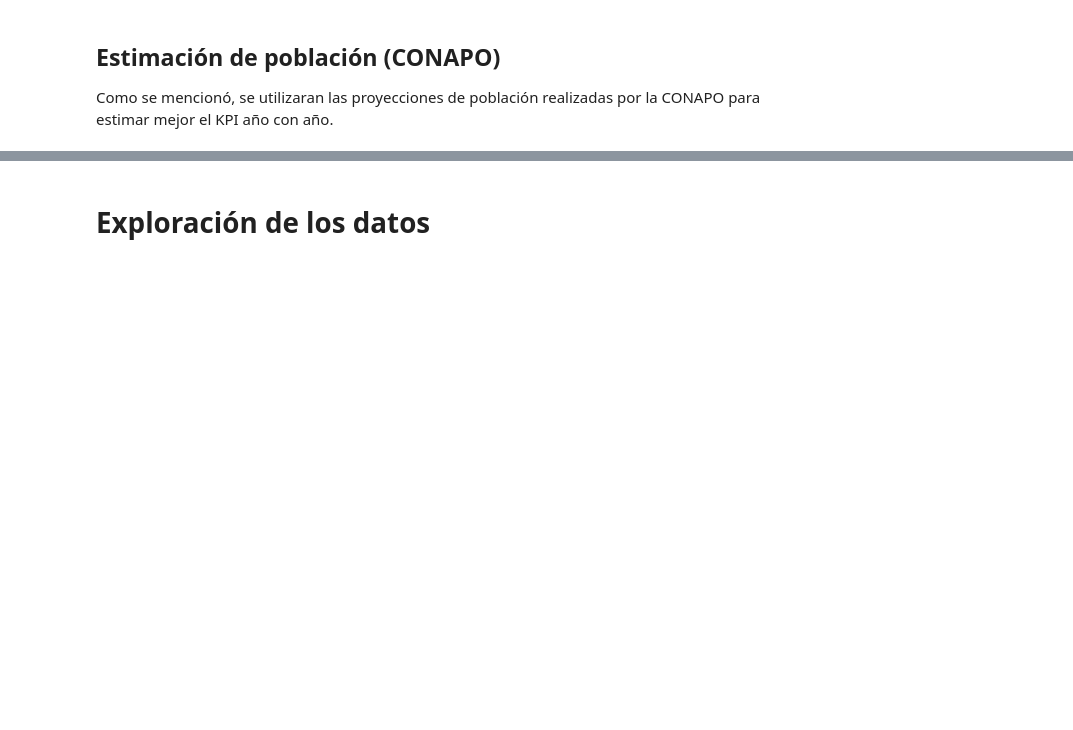
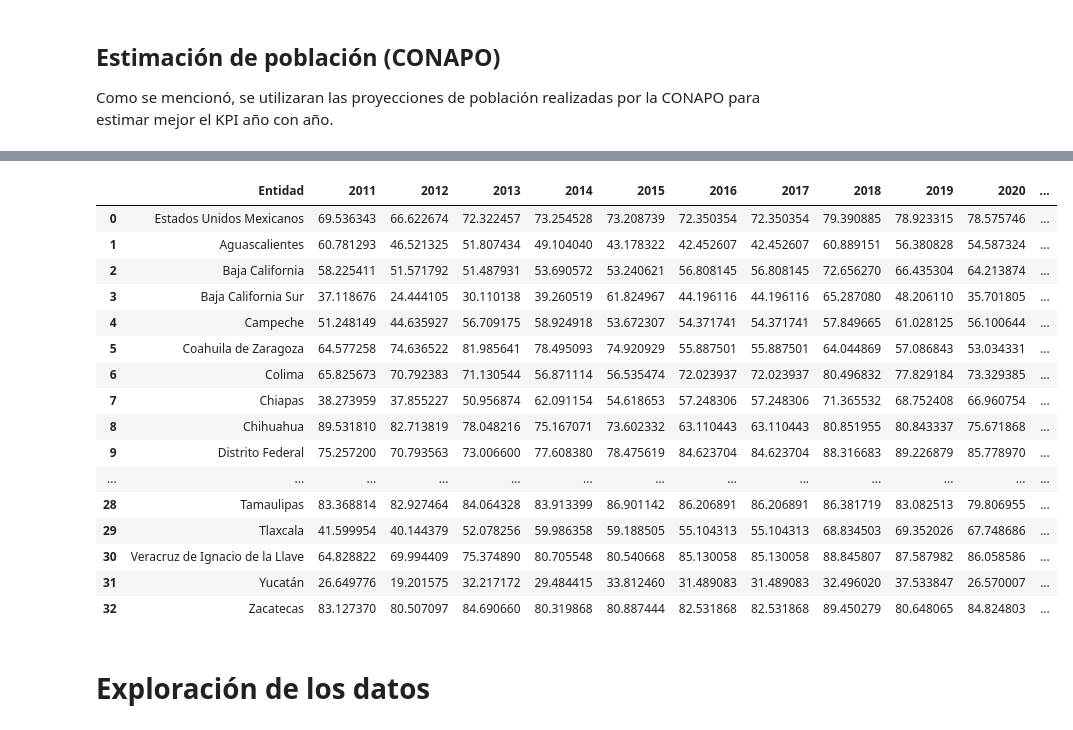
Before and after one commit to la-ciencia-del-delito/semaforo-delictivo, a Jupyter notebook: semaforo_delictivo.ipynb, the cells around one changed output, grey strips where cells are left out. Saved outputs shown, nothing was run; the diff lists cells and outputs as text; code cells hidden in the pictures; blank space fills up the shorter version.

```diff
--- a/semaforo_delictivo.ipynb
+++ b/semaforo_delictivo.ipynb
@@ -230,3 +279,100 @@ Cifras de población desde el 1950 hasta 2070, realizada por CONAPO.
+# %%
+
+urls = {'https://www.inegi.org.mx/contenidos/programas/envipe/2011/tabulados/IV_percepcion_inseguridad_2011_est.xlsx':'2011',
+        'https://www.inegi.org.mx/contenidos/programas/envipe/2012/tabulados/V_percepcion_seguridad_2012_est.xlsx':'2012',
+        'https://www.inegi.org.mx/contenidos/programas/envipe/2013/tabulados/V_percepcion_seguridad_2013_est.xlsx':'2013',
+        'https://www.inegi.org.mx/contenidos/programas/envipe/2014/tabulados/V_percepcion_seguridad_2014_est.xlsx':'2014',
+        'https://www.inegi.org.mx/contenidos/programas/envipe/2015/tabulados/V_percepcion_seguridad_2015_est.xlsx':'2015',
+        'https://www.inegi.org.mx/contenidos/programas/envipe/2016/tabulados/V_percepcion_seguridad_2016_est.xlsx':'2016',
+        'https://www.inegi.org.mx/contenidos/programas/envipe/2017/tabulados/V_percepcion_seguridad_2017_est.xlsx':'2017',
+        'https://www.inegi.org.mx/contenidos/programas/envipe/2018/tabulados/V_percepcion_seguridad_2018_est.xlsx':'2018',
+        'https://www.inegi.org.mx/contenidos/programas/envipe/2019/Tabulados/V_percepcion_seguridad_2019_est.xlsx':'2019',
+        'https://www.inegi.org.mx/contenidos/programas/envipe/2020/Tabulados/V_percepcion_seguridad_2020_est.xlsx':'2020',
+        'https://www.inegi.org.mx/contenidos/programas/envipe/2021/tabulados/V_percepcion_seguridad_2021_est.xlsx':'2021',
+        'https://www.inegi.org.mx/contenidos/programas/envipe/2022/tabulados/V_percepcion_seguridad_2022_est.xlsx':'2022',
+        'https://www.inegi.org.mx/contenidos/programas/envipe/2023/tabulados/V_percepcion_seguridad_2023_est.xlsx':'2023'}
+
+
+#Descargamos datos
+for url, año in urls.items():
+  if not os.path.exists('./data/' + 'percepcion_' + año + '.xlsx'):
+    ur.urlretrieve(url, './data/' + 'percepcion_' + año + '.xlsx')
+
+dfs_percepcion = {}
+#Leemos datos año por año ya que los parametros para lectura cambia
+
+dfs_percepcion[2011] = pd.read_excel('./data/percepcion_2011.xlsx', sheet_name= 1, skiprows = 9, usecols = [0,4], names = ['Entidad', '2011'], nrows=33)
+
+dfs_percepcion[2012] = pd.read_excel('./data/percepcion_2012.xlsx', sheet_name = 4, skiprows = 9, usecols = [0,7], names = ['Entidad', '2012'], nrows=33)
+
+dfs_percepcion[2013] = pd.read_excel('./data/percepcion_2013.xlsx', sheet_name = 4, skiprows = 9, usecols = [0,7], names = ['Entidad', '2013'], nrows=33)
+
+dfs_percepcion[2014] = pd.read_excel('./data/percepcion_2014.xlsx', sheet_name = 4, skiprows = 9, usecols = [0,7], names = ['Entidad', '2014'], nrows=33)
+
+dfs_percepcion[2015] = pd.read_excel('./data/percepcion_2015.xlsx', sheet_name = 10, skiprows = 9, usecols = [0,7], names = ['Entidad', '2015'], nrows=33)
+
+dfs_percepcion[2016] = pd.read_excel('./data/percepcion_2016.xlsx', sheet_name = 10, skiprows = 9, usecols = [0,7], names = ['Entidad', '2016'], nrows=33)
+
+dfs_percepcion[2017] = pd.read_excel('./data/percepcion_2016.xlsx', sheet_name = 10, skiprows = 9, usecols = [0,7], names = ['Entidad', '2017'], nrows=33)
+
+dfs_percepcion[2018] = pd.read_excel('./data/percepcion_2018.xlsx', sheet_name = 10, skiprows = 9, usecols = [0,7], names = ['Entidad', '2018'], nrows=33)
+
+dfs_percepcion[2019] = pd.read_excel('./data/percepcion_2019.xlsx', sheet_name = 10, skiprows = 9, usecols = [0,7], names = ['Entidad', '2019'], nrows=33)
+
+dfs_percepcion[2020] = pd.read_excel('./data/percepcion_2020.xlsx', sheet_name = 10, skiprows = 9, usecols = [0,7], names = ['Entidad', '2020'], nrows=33)
+
+dfs_percepcion[2021] = pd.read_excel('./data/percepcion_2021.xlsx', sheet_name = 10, skiprows = 9, usecols = [0,7], names = ['Entidad', '2021'], nrows=33)
+
+dfs_percepcion[2022] = pd.read_excel('./data/percepcion_2022.xlsx', sheet_name = 10, skiprows = 9, usecols = [0,7], names = ['Entidad', '2022'], nrows=33)
+
+dfs_percepcion[2023] = pd.read_excel('./data/percepcion_2023.xlsx', sheet_name = 13, skiprows = 9, usecols = [0,7], names = ['Entidad', '2023'], nrows=33)
+
+
+# Creamos  archivo .txt para dar detalles de la descarga
+with open(datos_path / "info_percepcion.txt", 'w') as f:
+
+    lista_archivos = ['percepcion_' + str(año) +'.xlsx' for año in range(2011, 2024) ]
+
+    fecha_hoy = datetime.now()
+    fecha_hoy_str = fecha_hoy.strftime("%Y-%m-%d %H:%M:%S")
+
+    f.write("Datos de percepcion de inseguridad de mexico\n")
+    info = """
+Datos de persion de seguridad a varios niveles de México, realizados por el INEGI
+"""
+    f.write(info + '\n')
+    f.write(f"Descargado el {fecha_hoy_str} \n")
+    f.write(f"Desde: https://www.inegi.org.mx/contenidos/programas/envipe\n")
+    f.write("Archivos descargados:\n")
+    for i, a in enumerate(lista_archivos, start=1):
+        f.write(f"\t{i}. {a}")
+
+#creamos Dataframe
+for año in range(2011, 2023):
+  if año == 2011:
+    entidades_percep = pd.merge(dfs_percepcion[año], dfs_percepcion[año + 1][str(año+1)], left_index=True, right_index=True)
+  else:
+    entidades_percep = pd.merge(entidades_percep, dfs_percepcion[año + 1][str(año+1)], left_index=True, right_index=True)
+
+entidades_percep
+# %% [output]
+|  | Entidad | 2011 | 2012 | 2013 | 2014 | 2015 | 2016 | 2017 | 2018 | 2019 | 2020 | ... |
+| 0 | Estados Unidos Mexicanos | 69.536343 | 66.622674 | 72.322457 | 73.254528 | 73.208739 | 72.350354 | 72.350354 | 79.390885 | 78.923315 | 78.575746 | ... |
+| 1 | Aguascalientes | 60.781293 | 46.521325 | 51.807434 | 49.104040 | 43.178322 | 42.452607 | 42.452607 | 60.889151 | 56.380828 | 54.587324 | ... |
+| 2 | Baja California | 58.225411 | 51.571792 | 51.487931 | 53.690572 | 53.240621 | 56.808145 | 56.808145 | 72.656270 | 66.435304 | 64.213874 | ... |
+| 3 | Baja California Sur | 37.118676 | 24.444105 | 30.110138 | 39.260519 | 61.824967 | 44.196116 | 44.196116 | 65.287080 | 48.206110 | 35.701805 | ... |
+| 4 | Campeche | 51.248149 | 44.635927 | 56.709175 | 58.924918 | 53.672307 | 54.371741 | 54.371741 | 57.849665 | 61.028125 | 56.100644 | ... |
+| 5 | Coahuila de Zaragoza | 64.577258 | 74.636522 | 81.985641 | 78.495093 | 74.920929 | 55.887501 | 55.887501 | 64.044869 | 57.086843 | 53.034331 | ... |
+| 6 | Colima | 65.825673 | 70.792383 | 71.130544 | 56.871114 | 56.535474 | 72.023937 | 72.023937 | 80.496832 | 77.829184 | 73.329385 | ... |
+| 7 | Chiapas | 38.273959 | 37.855227 | 50.956874 | 62.091154 | 54.618653 | 57.248306 | 57.248306 | 71.365532 | 68.752408 | 66.960754 | ... |
+| 8 | Chihuahua | 89.531810 | 82.713819 | 78.048216 | 75.167071 | 73.602332 | 63.110443 | 63.110443 | 80.851955 | 80.843337 | 75.671868 | ... |
+| 9 | Distrito Federal | 75.257200 | 70.793563 | 73.006600 | 77.608380 | 78.475619 | 84.623704 | 84.623704 | 88.316683 | 89.226879 | 85.778970 | ... |
+| ... | ... | ... | ... | ... | ... | ... | ... | ... | ... | ... | ... | ... |
+| 28 | Tamaulipas | 83.368814 | 82.927464 | 84.064328 | 83.913399 | 86.901142 | 86.206891 | 86.206891 | 86.381719 | 83.082513 | 79.806955 | ... |
+| 29 | Tlaxcala | 41.599954 | 40.144379 | 52.078256 | 59.986358 | 59.188505 | 55.104313 | 55.104313 | 68.834503 | 69.352026 | 67.748686 | ... |
+| 30 | Veracruz de Ignacio de la Llave | 64.828822 | 69.994409 | 75.374890 | 80.705548 | 80.540668 | 85.130058 | 85.130058 | 88.845807 | 87.587982 | 86.058586 | ... |
+| 31 | Yucatán | 26.649776 | 19.201575 | 32.217172 | 29.484415 | 33.812460 | 31.489083 | 31.489083 | 32.496020 | 37.533847 | 26.570007 | ... |
+| 32 | Zacatecas | 83.127370 | 80.507097 | 84.690660 | 80.319868 | 80.887444 | 82.531868 | 82.531868 | 89.450279 | 80.648065 | 84.824803 | ... |
 # %% [markdown]
 # Exploración de los datos
 # %% [markdown]
```
Also changed, not shown: parts of 12 cells of this notebook.
